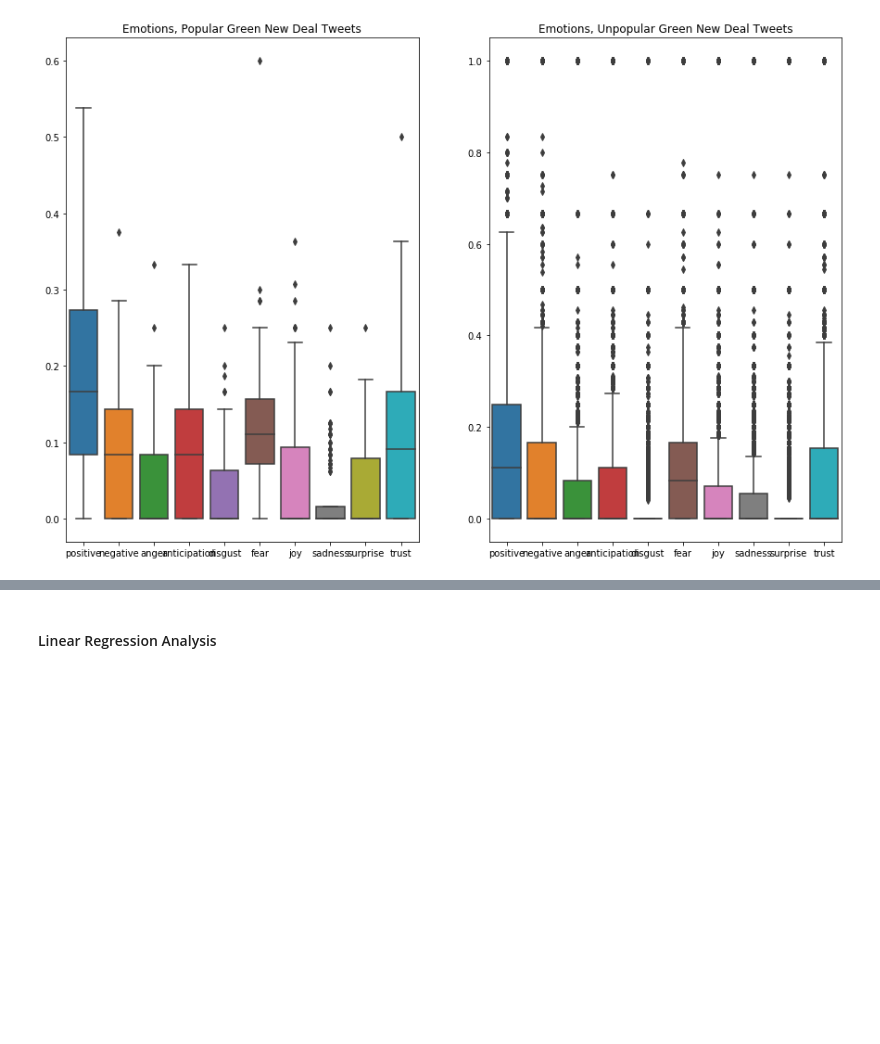
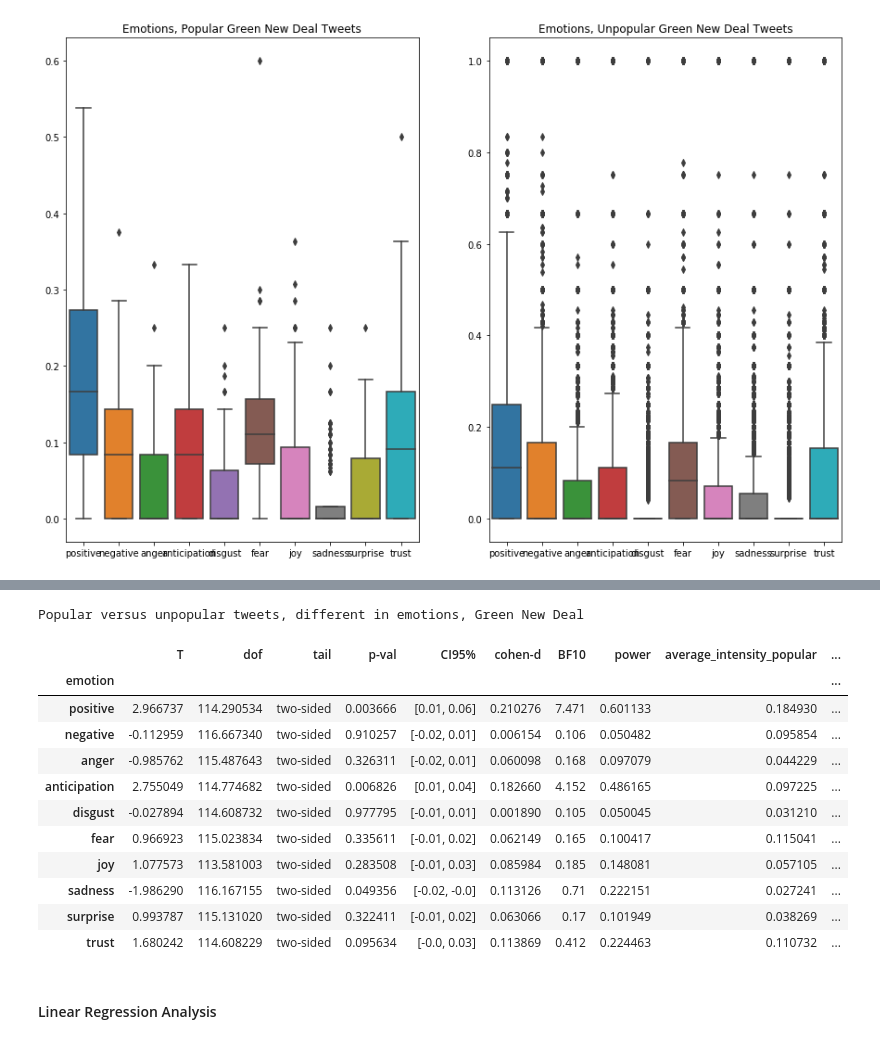
Before and after one commit to tabithaks/Public-Opinion-on-Climate-Change-Initiatives, a Jupyter notebook: Sentiment Analysis/Paris_v_GND.ipynb, the cells around one changed output, grey strips where cells are left out. Drawn from its saved outputs; the diff is of its cells as text; code cells hidden in the pictures; blank space fills up the shorter version.

```diff
--- a/Sentiment Analysis/Paris_v_GND.ipynb
+++ b/Sentiment Analysis/Paris_v_GND.ipynb
@@ -156,3 +181,28 @@ plt.show()
+# %%
+ttests_emotions = []
+for emotion in emotions:
+    df = pingouin.ttest(pop_gnd[emotion], unpop_gnd[emotion])
+    df["emotion"] = emotion
+    df["average_intensity_popular"] = pop_gnd[emotion].mean()
+    df["average_intensity_unpopular"] = unpop_gnd[emotion].mean()
+    ttests_emotions.append(df)
+ttests_emotions = pd.concat(ttests_emotions).set_index("emotion")
+print("Popular versus unpopular tweets, different in emotions, Green New Deal")
+display(ttests_emotions)
+# %% [output]
+Popular versus unpopular tweets, different in emotions, Green New Deal
+|  | T | dof | tail | p-val | CI95% | cohen-d | BF10 | power | average_intensity_popular | ... |
+| emotion |  |  |  |  |  |  |  |  |  | ... |
+| positive | 2.966737 | 114.290534 | two-sided | 0.003666 | [0.01, 0.06] | 0.210276 | 7.471 | 0.601133 | 0.184930 | ... |
+| negative | -0.112959 | 116.667340 | two-sided | 0.910257 | [-0.02, 0.01] | 0.006154 | 0.106 | 0.050482 | 0.095854 | ... |
+| anger | -0.985762 | 115.487643 | two-sided | 0.326311 | [-0.02, 0.01] | 0.060098 | 0.168 | 0.097079 | 0.044229 | ... |
+| anticipation | 2.755049 | 114.774682 | two-sided | 0.006826 | [0.01, 0.04] | 0.182660 | 4.152 | 0.486165 | 0.097225 | ... |
+| disgust | -0.027894 | 114.608732 | two-sided | 0.977795 | [-0.01, 0.01] | 0.001890 | 0.105 | 0.050045 | 0.031210 | ... |
+| fear | 0.966923 | 115.023834 | two-sided | 0.335611 | [-0.01, 0.02] | 0.062149 | 0.165 | 0.100417 | 0.115041 | ... |
+| joy | 1.077573 | 113.581003 | two-sided | 0.283508 | [-0.01, 0.03] | 0.085984 | 0.185 | 0.148081 | 0.057105 | ... |
+| sadness | -1.986290 | 116.167155 | two-sided | 0.049356 | [-0.02, -0.0] | 0.113126 | 0.71 | 0.222151 | 0.027241 | ... |
+| surprise | 0.993787 | 115.131020 | two-sided | 0.322411 | [-0.01, 0.02] | 0.063066 | 0.17 | 0.101949 | 0.038269 | ... |
+| trust | 1.680242 | 114.608229 | two-sided | 0.095634 | [-0.0, 0.03] | 0.113869 | 0.412 | 0.224463 | 0.110732 | ... |
 # %% [markdown]
 #### Linear Regression Analysis
 # %%
```
Also changed, not shown: parts of 1 cell of this notebook.
